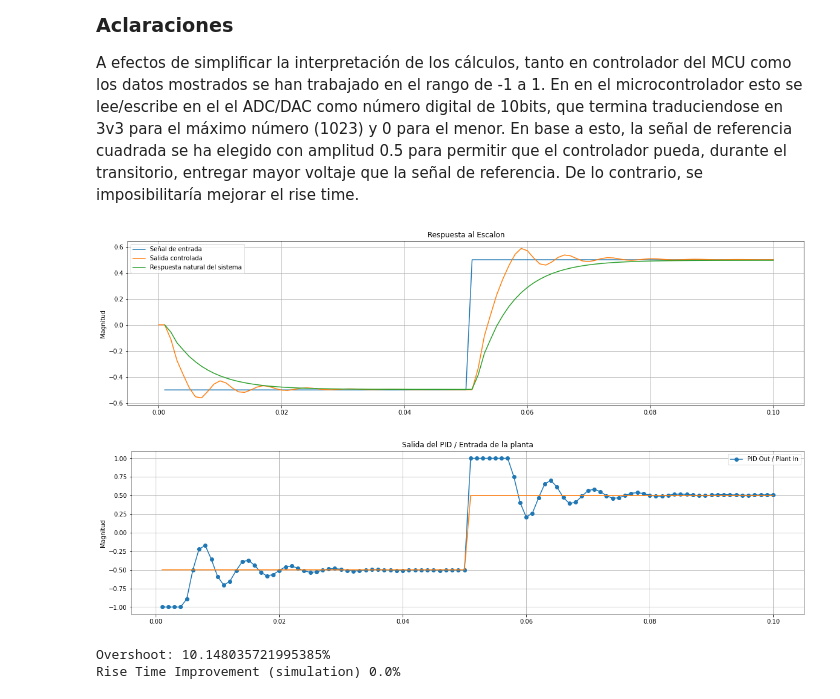
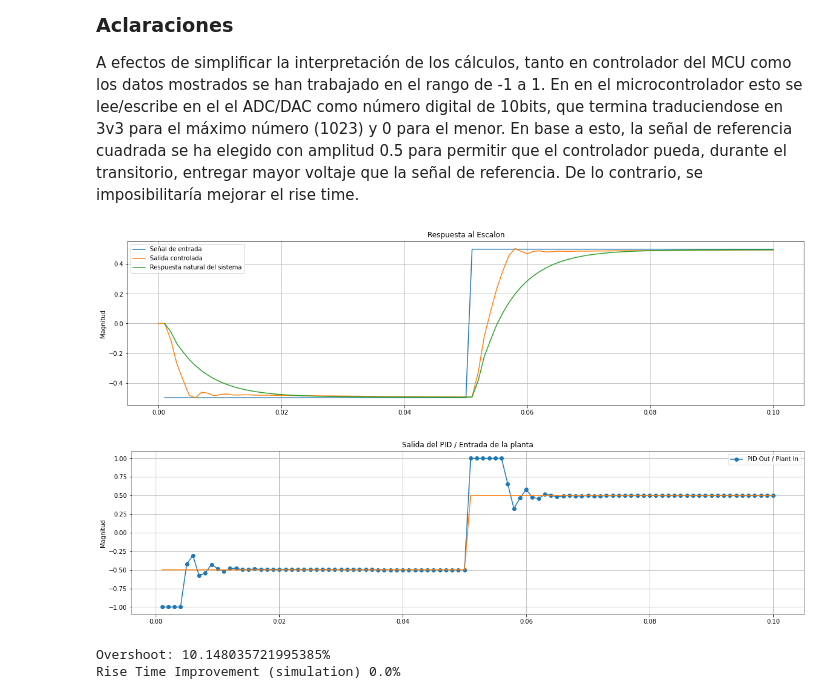
Before and after one commit to lorsi96/System-Identification-Control-for-RCRC-Circuit, a Jupyter notebook: informe.ipynb, the cells around one changed output. Drawn from its saved outputs; the diff is of its cells as text; code cells hidden in the pictures.

```diff
--- a/informe.ipynb
+++ b/informe.ipynb
@@ -296,13 +299,7 @@ class PIDController:
     integrator: float = field(init=False, default=0)
 
     def compute(self, setpoint, measurement) -> float:
-        if self.bypassPid:
-            return setpoint
-
         error = setpoint - measurement
-
-        if abs(error) < self.deadZone:
-            return self.out
 
         proportional = self.Kp * error
 
@@ -349,7 +346,7 @@ def pid_controller_response(num: np.ndarray, den: np.ndarray, input: np.ndarray,
         y[k] = y[k] - a[n] * y[k-n]
 
       y[k] = y[k] / a[0]
-      u[k] = pid_controller.compute(r[k], y[k-1])
+      u[k] = pid_controller.compute(r[k], y[k])
 
     return y[n_inicial-1:], u
 # %%
@@ -368,40 +365,40 @@ t = np.linspace(h, h * 100, 100)
 r = np.concatenate((np.zeros(int(len(t) / 2)), np.ones(int(len(t) / 2))), axis=None) - 0.5
 
 pid = PIDController(
-    Kp=4, Ki=250.0, Kd=0.0, T = 1.0 / SR_F_HZ,
+    Kp=7, Ki=250.0, Kd=0.0, T = 1.0 / SR_F_HZ,
     limMin = -1,
     limMax = 1,
     limMinInt = -10.0,
     deadZone = 0.0,
     tau = 1.0 / SR_F_HZ,
     bypassPid=False,
     limMaxInt = 10.0)
 
 y_hz_pid, u = pid_controller_response(numz, denz, r, pid)
 t_hz_open, y_hz_open = cnt.forced_response(hz, t, r)
 
 plt.figure(figsize=(20, 5))
 p_1 = plt.plot(t, r)
 p_2 = plt.plot(np.arange(len(y_hz_pid)) * 1/ SR_F_HZ , y_hz_pid)
 p_3 = plt.plot(t_hz_open, y_hz_open)
 plt.ylabel('Magnitud')
 plt.title('Respuesta al Escalon')
 plt.grid()
 plt.legend((p_1[0], p_2[0], p_3[0]), ('Señal de entrada', 'Salida controlada', 'Respuesta natural del sistema'));
 plt.show()
 
 
 plt.figure(figsize=(20, 5))
 plt.ylabel('Magnitud')
 plt.grid()
 plt.title('Salida del PID / Entrada de la planta')
 plt.plot(t, u[2:], '-o', label='PID Out / Plant In')
 plt.legend()
 plt.plot(t, r, label='Señal de referencia')
 plt.show()
 # %% [output]
-[figure, old version]
+[figure, new version]
-[figure, old version]
+[figure, new version]
 # %%
 def calculater_rise_time(sig, t=None, ref=1):
     t = t if t is not None else list(range(len(sig)))
```
Also changed, not shown: parts of 3 cells of this notebook.
